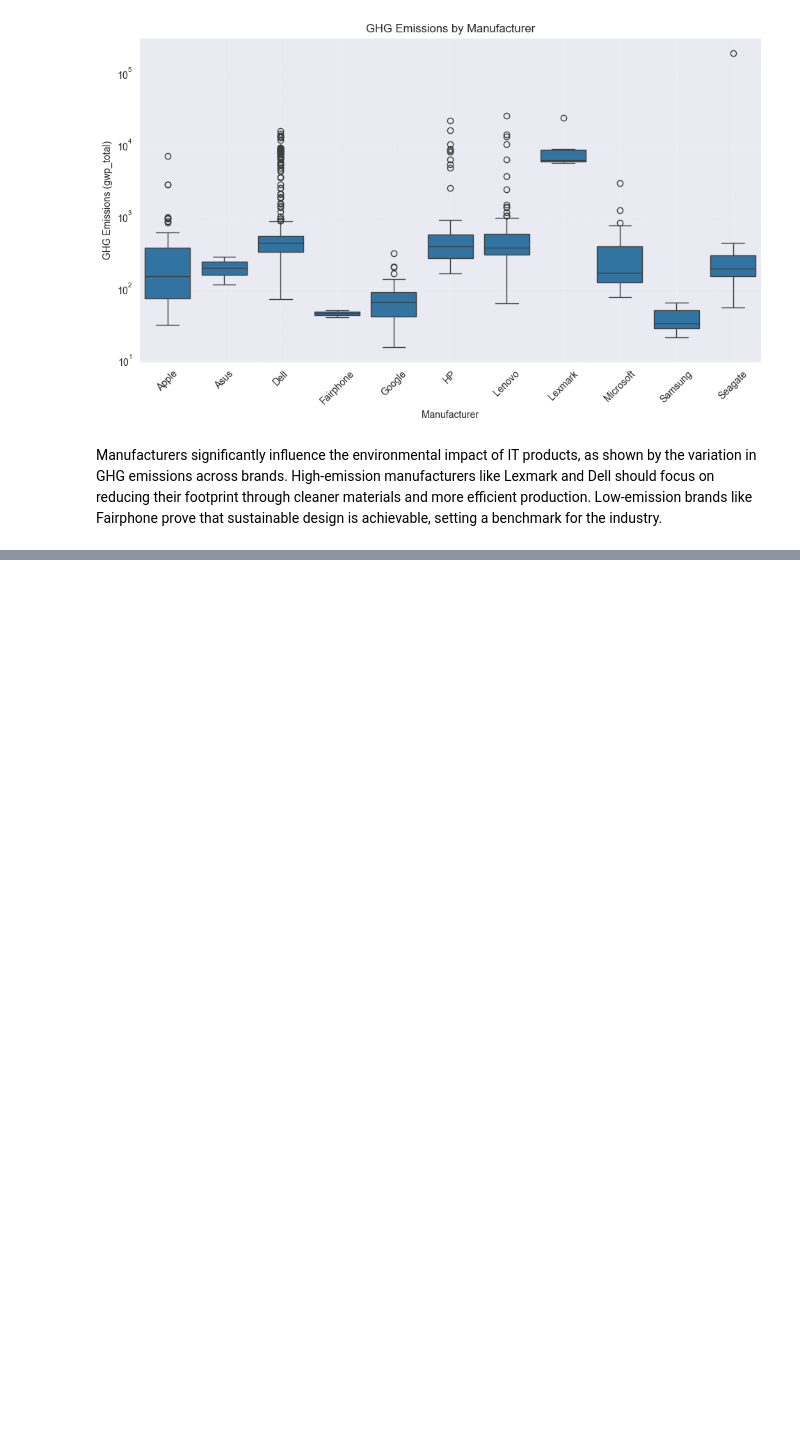
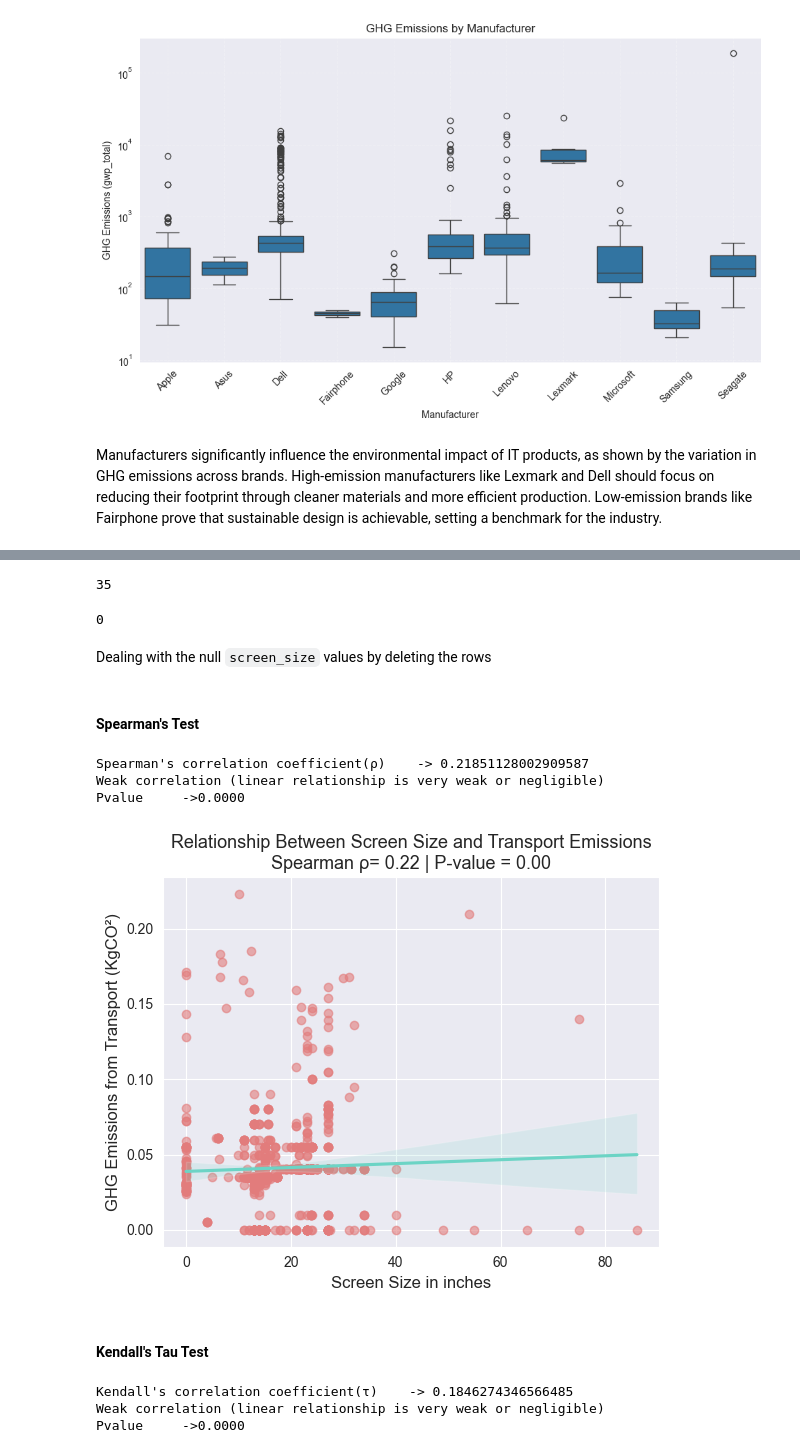
Before and after one commit to 0Londero/Data-Analysis-of-Hardware-Environmental-Impact, a Jupyter notebook: notebooks/Manufacturers.ipynb, the cells around one changed output, grey strips where cells are left out. Cells and saved outputs as stored; diff of their text form; code cells hidden in the pictures; blank space fills up the shorter version.

Commit message:
feat: add the third hypothesis test

```diff
--- a/notebooks/Manufacturers.ipynb
+++ b/notebooks/Manufacturers.ipynb
@@ -235,0 +250,53 @@ Manufacturers significantly influence the environmental impact of IT products, a
+# %%
+## Subcategory
+df['gwp_transport_ratio'] = df['gwp_transport_ratio'].fillna(df.groupby('subcategory')['gwp_transport_ratio'].transform('mean'))
+
+# Number of missing data
+x = df['gwp_transport_ratio'].isnull().sum()
+print(x)
+# %% [output]
+35
+# %%
+## Category
+df['gwp_transport_ratio'] = df['gwp_transport_ratio'].fillna(df.groupby('category')['gwp_transport_ratio'].transform('mean'))
+
+# Number of missing data
+x = df['gwp_transport_ratio'].isnull().sum()
+print(x)
+# %% [output]
+0
+# %% [markdown]
+Dealing with the null `screen_size` values by deleting the rows
+# %%
+df = df.dropna(subset=['screen_size']).reset_index(drop=True)
+# %% [markdown]
+#### Spearman's Test
+# %%
+sp3, p3 = stats.spearmanr(df['screen_size'], df['gwp_transport_ratio'])
+
+print (f"\nSpearman's correlation coefficient(ρ)    -> {sp3}\n{evaluating_strength(sp3)}\nPvalue     ->{p3:.4f}")
+# %% [output]
+Spearman's correlation coefficient(ρ)    -> 0.21851128002909587
+Weak correlation (linear relationship is very weak or negligible)
+Pvalue     ->0.0000
+# %%
+sns.regplot(x='screen_size', y='gwp_transport_ratio', data=df,
+            line_kws={'color': '#6cd4c5'},
+            scatter_kws={'alpha': 0.6, 'color': '#e27c7c'})
+
+plt.title(f'Relationship Between Screen Size and Transport Emissions\nSpearman ρ= {sp3:.2f} | P-value = {p3:.2f}', fontsize=13)
+plt.xlabel('Screen Size in inches', fontsize=12)
+plt.ylabel('GHG Emissions from Transport (KgCO²)', fontsize=12)
+plt.show()
+# %% [output]
+[figure, added]
+# %% [markdown]
+#### Kendall's Tau Test
+# %%
+tau, p4 = stats.kendalltau(df['screen_size'], df['gwp_transport_ratio'])
+
+print (f"\nKendall's correlation coefficient(τ)    -> {tau}\n{evaluating_strength(tau)}\nPvalue     ->{p4:.4f}")
+# %% [output]
+Kendall's correlation coefficient(τ)    -> 0.1846274346566485
+Weak correlation (linear relationship is very weak or negligible)
+Pvalue     ->0.0000
```
Also changed, not shown: parts of 5 cells of this notebook.
